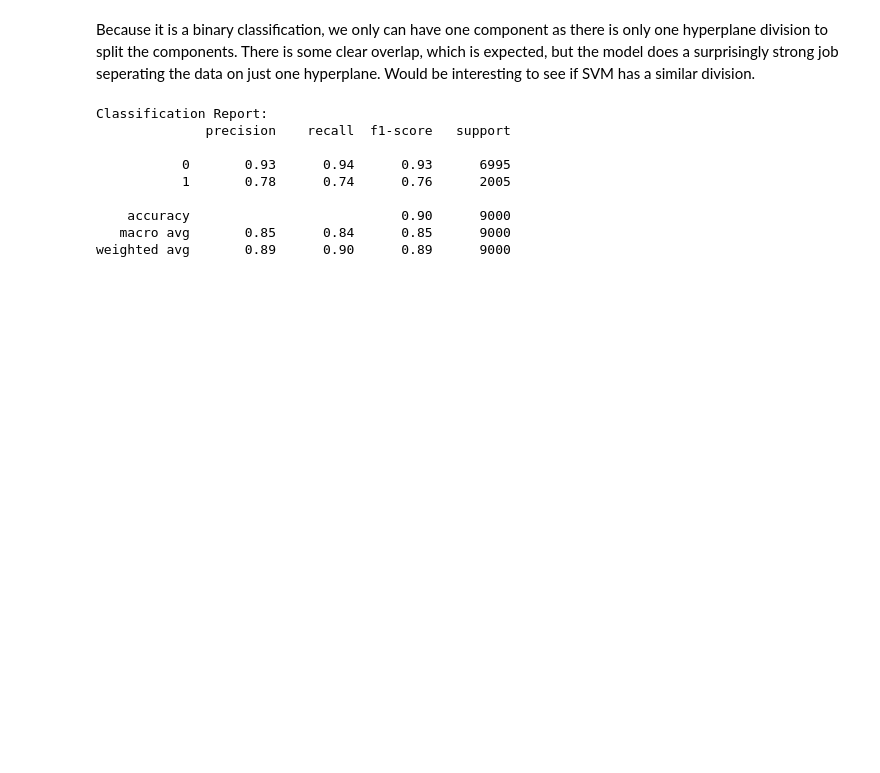
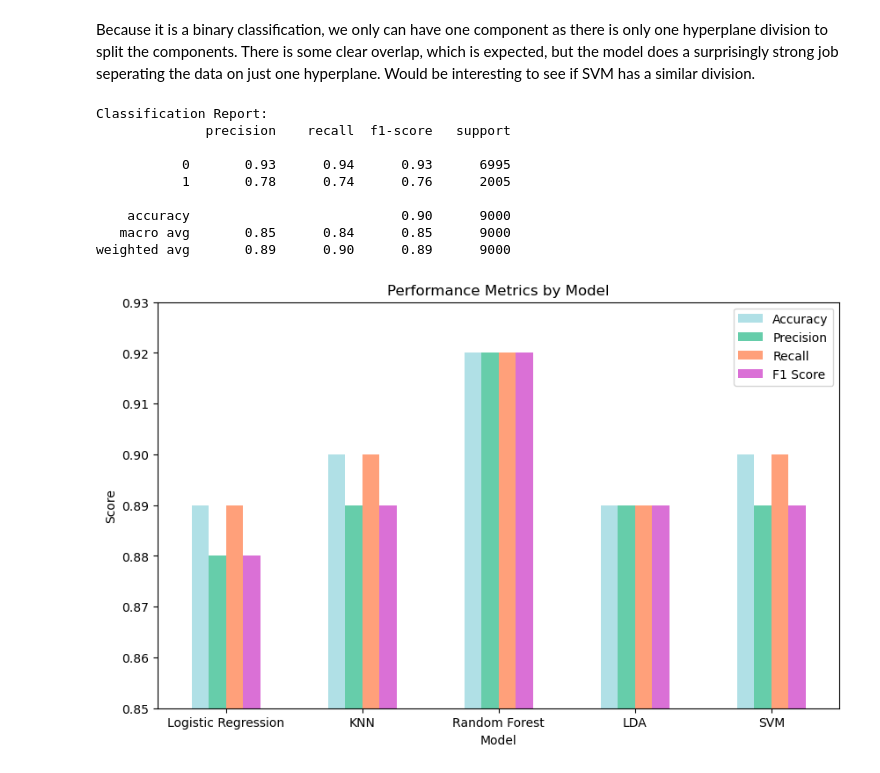
Before and after one commit to samuelbaldwin05/PredictingLoanDefaults, a Jupyter notebook: notebooks/loan_default.ipynb, the cells around one changed output. Saved outputs shown, nothing was run; the diff lists cells and outputs as text; code cells hidden in the pictures; blank space fills up the shorter version.

```diff
--- a/notebooks/loan_default.ipynb
+++ b/notebooks/loan_default.ipynb
@@ -553,3 +556,21 @@ Classification Report:
     accuracy                           0.90      9000
    macro avg       0.85      0.84      0.85      9000
 weighted avg       0.89      0.90      0.89      9000
+# %%
+# Dataframe of model scores
+data = {
+    'Model': ['Logistic Regression', 'KNN', 'Random Forest', 'LDA', 'SVM'],
+    'Accuracy': [0.89, 0.90, 0.92, 0.89, 0.90],
+    'Precision': [0.88, 0.89, 0.92, 0.89, 0.89],
+    'Recall': [0.89, 0.90, 0.92, 0.89, 0.90],
+    'F1 Score': [0.88, 0.89, 0.92, 0.89, 0.89]
+}
+colors = ['powderblue', 'mediumaquamarine', 'lightsalmon', 'orchid']
+df.plot(kind='bar', figsize=(10, 6), color=colors)
+plt.ylim(0.85, 0.93)
+plt.ylabel('Score')
+plt.title('Performance Metrics by Model')
+plt.xticks(rotation=0)
+plt.show()
+# %% [output]
+[figure, added]
```
Also changed, not shown: parts of 2 cells of this notebook.
